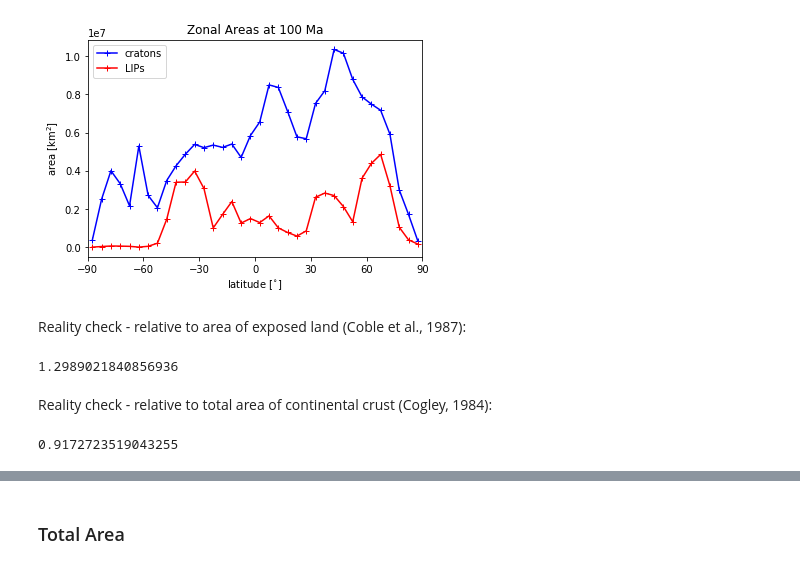
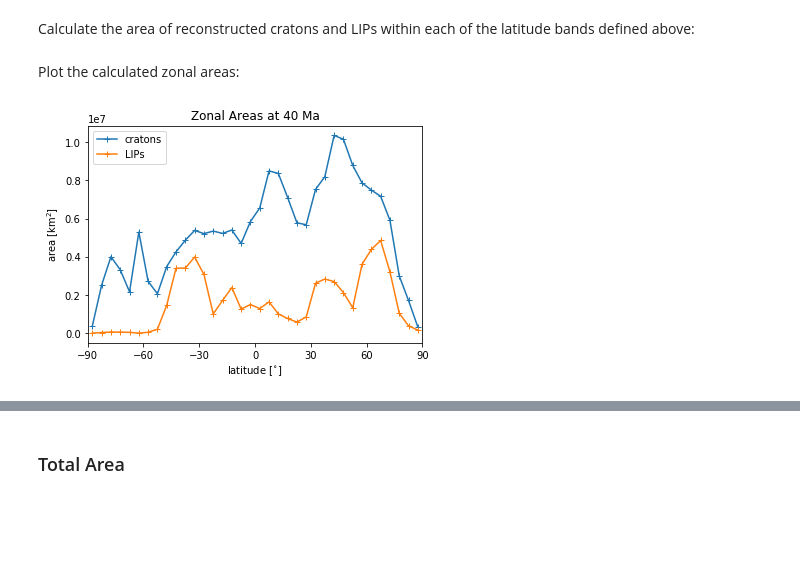
Before and after one commit to Swanson-Hysell-Group/2020_large_igneous_provinces, a Jupyter notebook: Code/LIP_Reconstruction.ipynb, the cells around one changed output, grey strips where cells are left out. Drawn from its saved outputs; the diff is of its cells as text; code cells hidden in the pictures; blank space fills up the shorter version.

```diff
--- a/Code/LIP_Reconstruction.ipynb
+++ b/Code/LIP_Reconstruction.ipynb
@@ -242,41 +260,36 @@ plot_reconstruction([reconstructed_cratons, reconstructed_LIPs], ['C0','C1'], lo
+# %% [markdown]
+Calculate the area of reconstructed cratons and LIPs within each of the latitude bands defined above:
 # %%
 # perform the calculations for cratons
 areas_cratons, area_polygons_cratons = get_areas_in_bands(reconstructed_cratons, lat_mins, lat_maxs)
 
 # perform the calculations for LIPs
 areas_LIPs, area_polygons_LIPs = get_areas_in_bands(reconstructed_LIPs, lat_mins, lat_maxs)
+# %% [markdown]
+Plot the calculated zonal areas:
 # %%
+# define column names
 cols = ['area_km2','minimum_latitude','maximum_latitude']
 
+# set up dataframes with the calculated zonal areas and their latitude bands
 df_cratons = pd.DataFrame({'minimum_latitude':lat_mins, 'maximum_latitude':lat_maxs, 'area_km2':areas_cratons})
 df_cratons = df_cratons[cols]
 
 df_LIPs = pd.DataFrame({'minimum_latitude':lat_mins, 'maximum_latitude':lat_maxs, 'area_km2':areas_LIPs})
 df_LIPs = df_LIPs[cols]
 
+# plot
 fig, ax = plt.subplots()
-ax.plot((df_cratons['minimum_latitude']+(df_cratons['maximum_latitude']-df_cratons['minimum_latitude'])/2), \
-        df_cratons['area_km2'], 'b+-', label='cratons')
-ax.plot((df_LIPs['minimum_latitude']+(df_LIPs['maximum_latitude']-df_LIPs['minimum_latitude'])/2), \
-        df_LIPs['area_km2'], 'r+-', label='LIPs')
+ax.plot((df_cratons['minimum_latitude']+(df_cratons['maximum_latitude']-df_cratons['minimum_latitude'])/2),
+        df_cratons['area_km2'], '+-', c='C0', label='cratons')
+ax.plot((df_LIPs['minimum_latitude']+(df_LIPs['maximum_latitude']-df_LIPs['minimum_latitude'])/2),
+        df_LIPs['area_km2'], '+-', c='C1', label='LIPs')
 ax.set_xlabel('latitude [$^{\circ}$]')
 ax.set_ylabel('area [km$^{2}$]')
 ax.set_xlim(-90,90)
 ax.set_xticks([-90,-60,-30,0,30,60,90])
-ax.set_title('Zonal Areas at 100 Ma')
+ax.set_title('Zonal Areas at 40 Ma')
 ax.legend()
 plt.show(fig)
 # %% [output]
-[figure, old version]
+[figure, new version]
-# %% [markdown]
-Reality check - relative to area of exposed land (Coble et al., 1987):
-# %%
-np.sum(df_cratons['area_km2'])/148.3e6
-# %% [output]
-1.2989021840856936
-# %% [markdown]
-Reality check - relative to total area of continental crust (Cogley, 1984):
-# %%
-np.sum(df_cratons['area_km2'])/2.1e8
-# %% [output]
-0.9172723519043255
```
Also changed, not shown: parts of 55 cells of this notebook, 7 other files.
